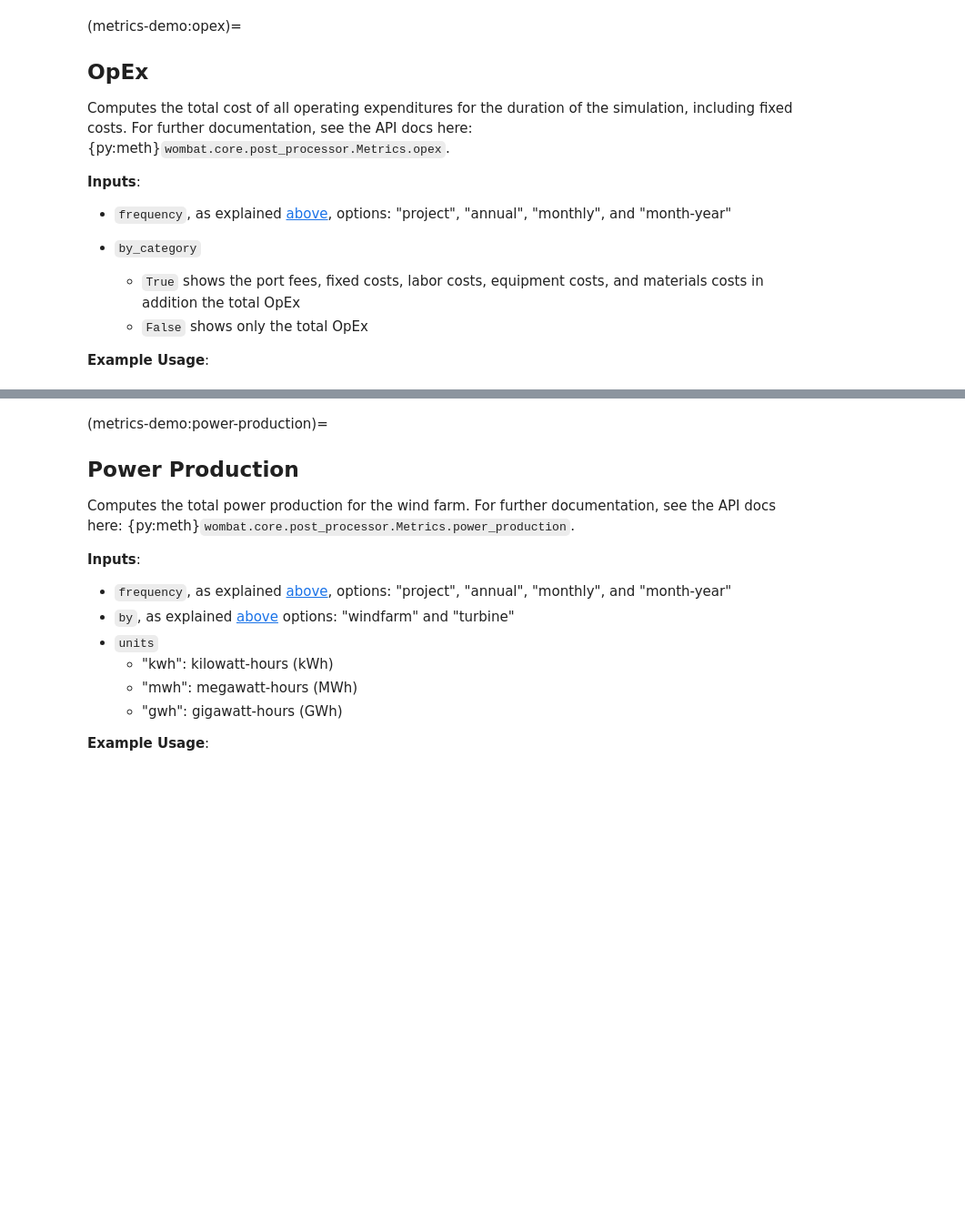
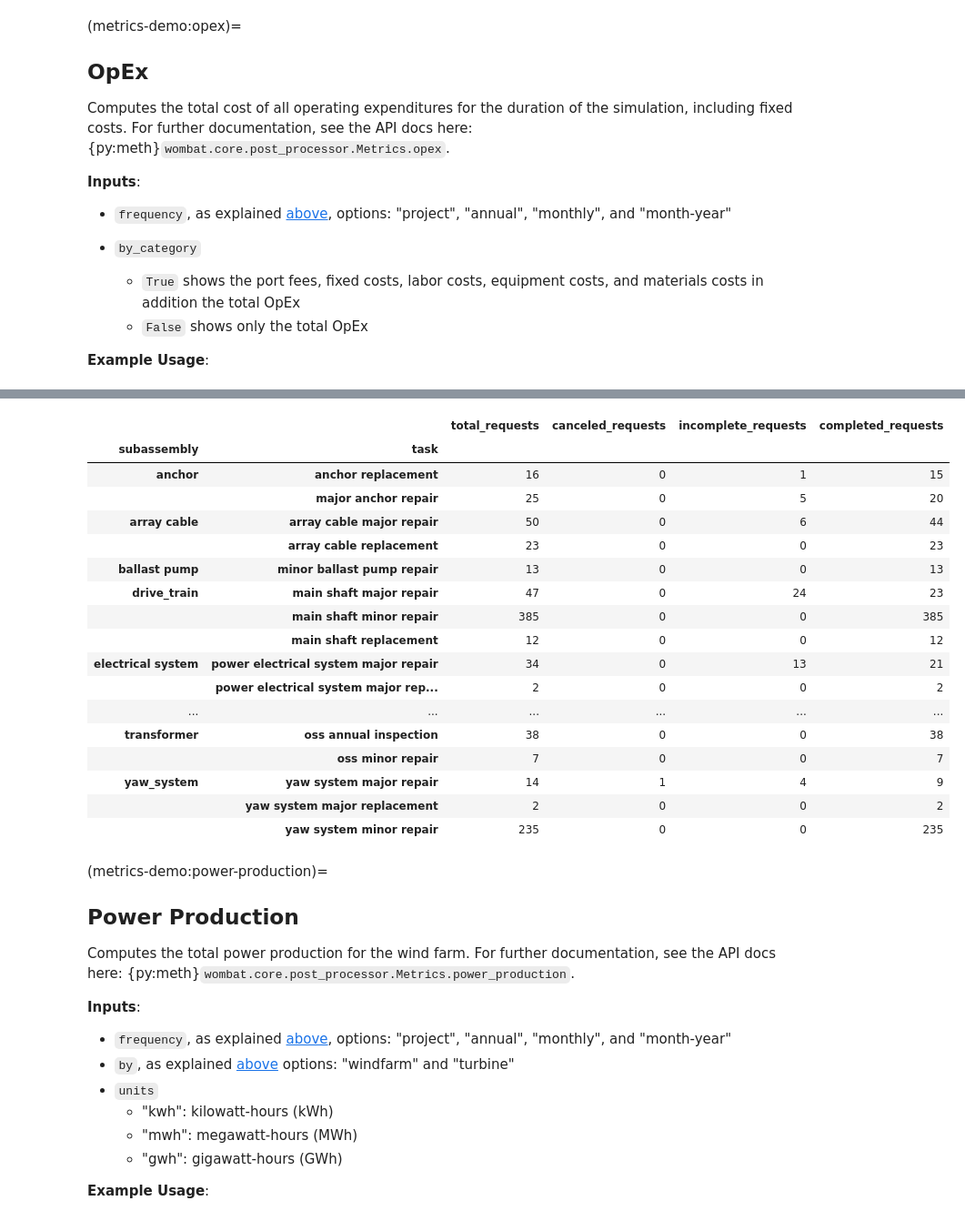
Before and after one commit to WISDEM/WOMBAT, a Jupyter notebook: examples/metrics_demonstration.ipynb, the cells around one changed output, grey strips where cells are left out. Shown: that part at 91% size. Drawn from its saved outputs; the diff is of its cells as text; code cells hidden in the pictures; blank space fills up the shorter version.

```diff
--- a/examples/metrics_demonstration.ipynb
+++ b/examples/metrics_demonstration.ipynb
@@ -565,3 +883,24 @@ style(metrics.process_times())
+# %%
+style(metrics.request_summary())
+# %% [output]
+|  |  | total_requests | canceled_requests | incomplete_requests | completed_requests |
+| subassembly | task |  |  |  |  |
+| anchor | anchor replacement | 16 | 0 | 1 | 15 |
+|  | major anchor repair | 25 | 0 | 5 | 20 |
+| array cable | array cable major repair | 50 | 0 | 6 | 44 |
+|  | array cable replacement | 23 | 0 | 0 | 23 |
+| ballast pump | minor ballast pump repair | 13 | 0 | 0 | 13 |
+| drive_train | main shaft major repair | 47 | 0 | 24 | 23 |
+|  | main shaft minor repair | 385 | 0 | 0 | 385 |
+|  | main shaft replacement | 12 | 0 | 0 | 12 |
+| electrical system | power electrical system major repair | 34 | 0 | 13 | 21 |
+|  | power electrical system major rep... | 2 | 0 | 0 | 2 |
+| ... | ... | ... | ... | ... | ... |
+| transformer | oss annual inspection | 38 | 0 | 0 | 38 |
+|  | oss minor repair | 7 | 0 | 0 | 7 |
+| yaw_system | yaw system major repair | 14 | 1 | 4 | 9 |
+|  | yaw system major replacement | 2 | 0 | 0 | 2 |
+|  | yaw system minor repair | 235 | 0 | 0 | 235 |
 # %% [markdown]
 (metrics-demo:power-production)=
 ## Power Production
```
Also changed, not shown: parts of 45 cells of this notebook, 2 other files.
